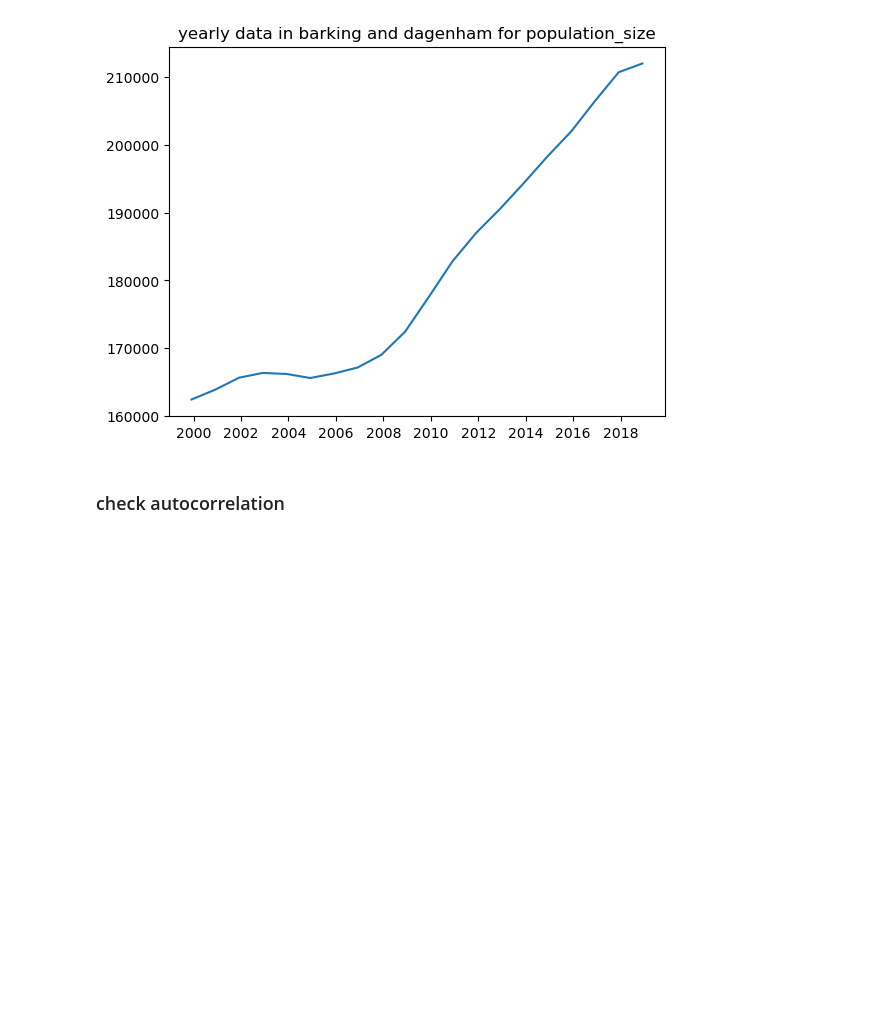
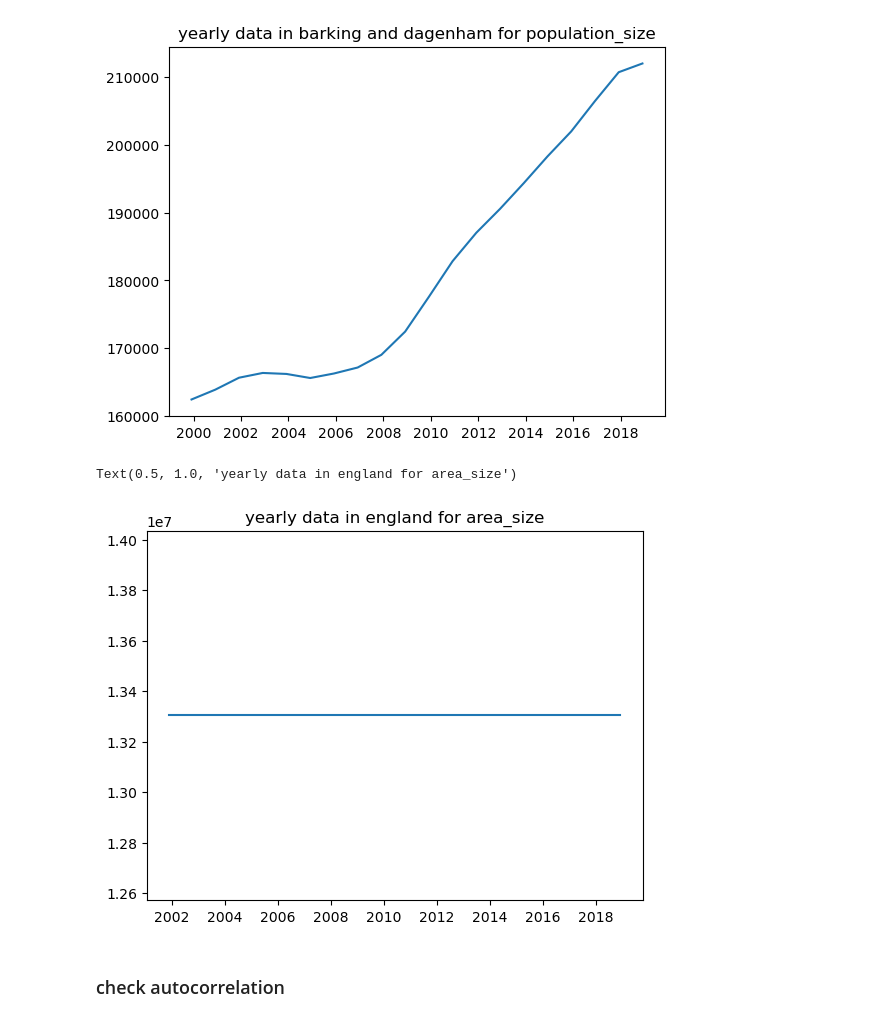
Before and after one commit to hlu109/math462_project, a Jupyter notebook: scripts/data_exploration.ipynb, the cells around one changed output. Cells and saved outputs as stored; diff of their text form; code cells hidden in the pictures; blank space fills up the shorter version.

```diff
--- a/scripts/data_exploration.ipynb
+++ b/scripts/data_exploration.ipynb
@@ -504,3 +500,15 @@ plt.title(f'{freq} data in {a} for {col}')
 # %% [output]
 Text(0.5, 1.0, 'yearly data in barking and dagenham for population_size')
 [figure]
+# %%
+# plot interpolated data
+a = 'england'
+col = 'area_size'
+freq = 'yearly'
+plt.plot(yearly_data.loc[yearly_data.area == a,
+                                       'date'], yearly_data.loc[yearly_data.area == a,
+                                       col])
+plt.title(f'{freq} data in {a} for {col}')
+# %% [output]
+Text(0.5, 1.0, 'yearly data in england for area_size')
+[figure, added]
```
Also changed, not shown: parts of 5 cells of this notebook, 1 other file.
